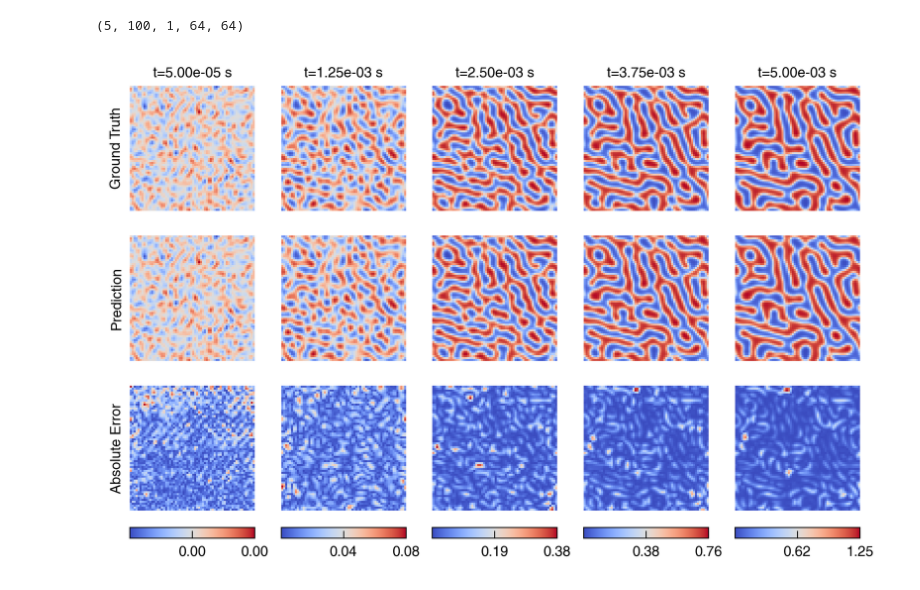
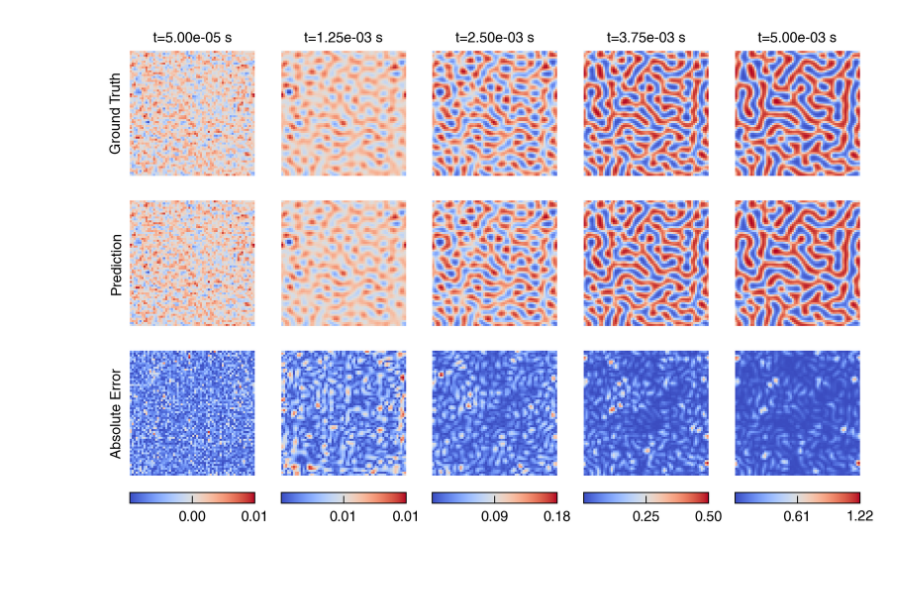
Before and after one commit to NanxiiChen/PF-PINO, a Jupyter notebook: spinodal_decomp/eval.ipynb, the cells around one changed output. Cells and saved outputs as stored; diff of their text form; code cells hidden in the pictures.

```diff
--- a/spinodal_decomp/eval.ipynb
+++ b/spinodal_decomp/eval.ipynb
@@ -1,7 +1,8 @@
 # %%
 import os
+
 os.chdir("../")
-configs_file = "train_fno"
+configs_file = "train_debug"
 # %%
 import os
 from functools import partial
@@ -100,7 +102,7 @@ model_skeleton = get_model2d(
    **model_kwargs
 )
 # weight = os.path.join(save_dir, f"epoch_{configs.epochs - 1}.eqx")
-weight = os.path.join(save_dir, f"epoch_600.eqx")
+weight = os.path.join(save_dir, f"epoch_1000.eqx")
 model = eqx.tree_deserialise_leaves(weight, model_skeleton)
 # %%
 # data = jnp.load("./dataset_split.npz")
@@ -167,5 +180,6 @@ MSE: 7.001932544881129e-07
 # %%
 test_solutions = jnp.load(os.path.join(configs.test_data_dir, "solutions_grid.npy"))
+test_ms = jnp.load(os.path.join(configs.test_data_dir, "M_values.npy"))
 start = 0
 steps = 100
 u0 = test_solutions[:, start, :, :]
@@ -175,16 +189,12 @@ auto_reg_fn = partial(
     meshes=meshes,
     steps=steps
 )
-u_preds = jax.vmap(auto_reg_fn)(u0)
+u_preds = jax.vmap(auto_reg_fn, in_axes=(0,))(u0)
-# %%
-u_preds.shape
-# %% [output]
-(5, 100, 1, 64, 64)
 # %%
 idxs = [0, 24, 49, 74, 99]
 meshesx = meshes[0]
 meshesy = meshes[1]
-example_th = 4
+example_th = -1
 component = 0
 fig, axes = plt.subplots(3, len(idxs), figsize=(1.3 * len(idxs), 3.8),)
 for i, idx in enumerate(idxs):
@@ -203,31 +213,31 @@ for i, idx in enumerate(idxs):
     ax.pcolormesh(meshesx, meshesy, u_preds[example_th, idx, component, :, :], shading='auto', cmap='coolwarm')
     if i == 0:
         ax.text(-0.05, 0.5, "Prediction", ha="right", va="center", transform=ax.transAxes, rotation=90)
     ax.set_axis_off()
     ax.set_aspect('equal')
 
     ax = axes[2, i]
     diff = jnp.abs(y_test[example_th, idx, component, :, :] - u_preds[example_th, idx, component, :, :])
     # diff_ax = ax.contourf(meshesx, meshesy, diff, levels=20, cmap='coolwarm')
     diff_ax = ax.pcolormesh(meshesx, meshesy, diff, shading='auto', cmap='coolwarm')
     if i == 0:
         ax.text(-0.05, 0.5, "Absolute Error", ha="right", va="center", transform=ax.transAxes, rotation=90)
     ax.set_axis_off()
     ax.set_aspect('equal')
     ax_bar = fig.add_axes([ax.get_position().x0,
                            ax.get_position().y0 - 0.05,
                            ax.get_position().width,
                            0.02])
 
     # L2 = jnp.linalg.norm(y_test[example_th, idx, component, :, :] - u_preds[example_th, idx, component, :, :]) / jnp.linalg.norm(y_test[example_th, idx, component, :, :])
     # # format as latex string wish scientific notation (\times 10^)
     # L2_magnitude = jnp.floor(jnp.log10(L2))
     # L2_coefficient = L2 / (10 ** L2_magnitude)
     # L2_text = r"$L_2=" + f"{L2_coefficient:.2f}" + r"\times 10^{" + f"{int(L2_magnitude)}" + "}$"
     # ax.text(0.01, 0.99, L2_text, ha="left", va="top", transform=ax.transAxes, fontsize=5, color='white')
 
     # fewer ticks on colorbar with 2 precision
     fig.colorbar(diff_ax, cax=ax_bar, orientation='horizontal',
                  format='%.2f', ticks=jnp.linspace(0, jnp.max(diff), num=3))
 # %% [output]
-[figure, old version]
+[figure, new version]
```
Also changed, not shown: parts of 19 cells of this notebook, 8 other files.
